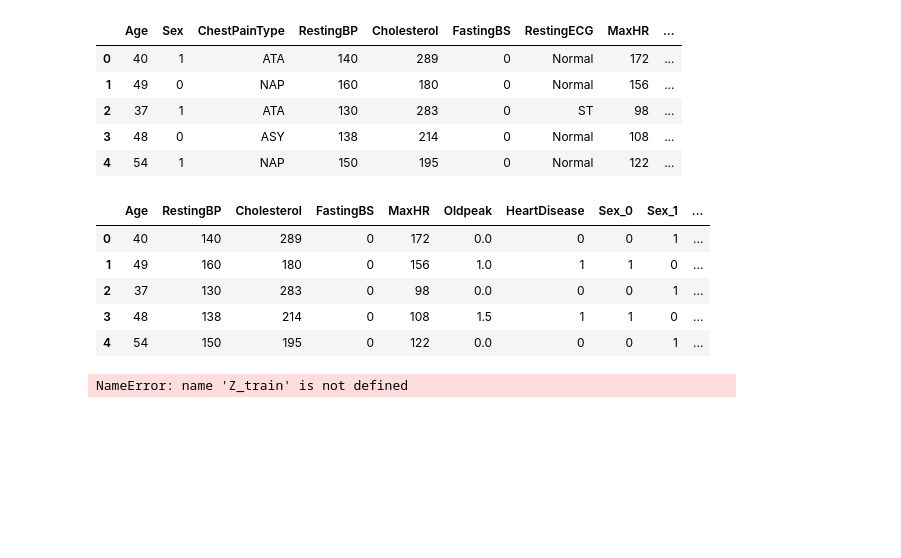
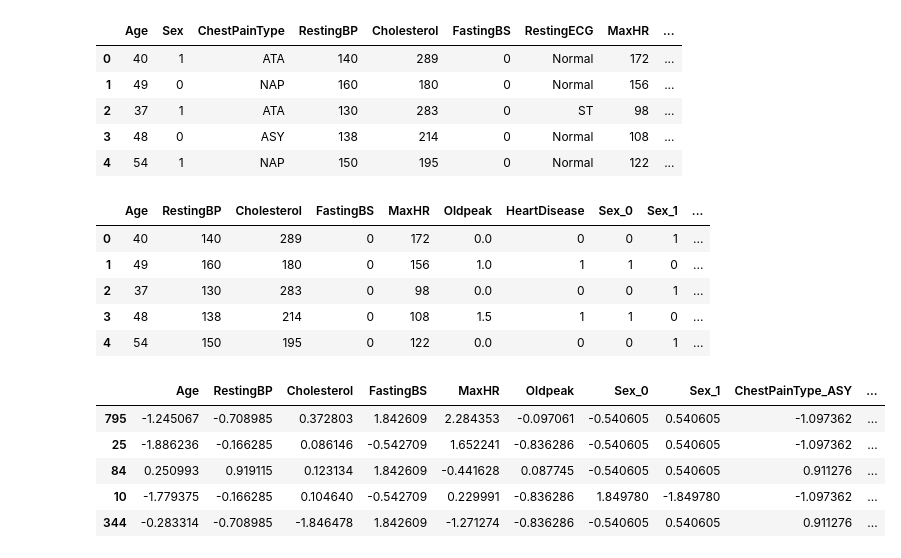
Before and after one commit to shovo896/EDA-of-Heart-Failure-disease, a Jupyter notebook: eda.ipynb, the cells around one changed output. Saved outputs shown, nothing was run; the diff lists cells and outputs as text; code cells hidden in the pictures; blank space fills up the shorter version.

```diff
--- a/eda.ipynb
+++ b/eda.ipynb
@@ -348,15 +348,21 @@ df_encoded.head()
 # %%
 from sklearn.model_selection import train_test_split
 from sklearn.preprocessing import StandardScaler,MinMaxScaler
 target_col="HeartDisease"
 X=df_encoded.drop(columns=[target_col])
 y=df_encoded[target_col]
 X_train,X_test,y_train,y_test=train_test_split(X,y,test_size=.20,random_state=42)
 scaler_sd=StandardScaler()
 X_train_std=scaler_sd.fit_transform(X_train)
 X_test_std=scaler_sd.transform(X_test)
 
 
-X_train_std_df=pd.DataFrame(X_train_std,columns=Z_train.columns,index=X_train.index)
+X_train_std_df=pd.DataFrame(X_train_std,columns=X_train.columns,index=X_train.index)
+X_train_std_df.head()
 # %% [output]
-NameError: name 'Z_train' is not defined
+|  | Age | RestingBP | Cholesterol | FastingBS | MaxHR | Oldpeak | Sex_0 | Sex_1 | ChestPainType_ASY | ... |
+| 795 | -1.245067 | -0.708985 | 0.372803 | 1.842609 | 2.284353 | -0.097061 | -0.540605 | 0.540605 | -1.097362 | ... |
+| 25 | -1.886236 | -0.166285 | 0.086146 | -0.542709 | 1.652241 | -0.836286 | -0.540605 | 0.540605 | -1.097362 | ... |
+| 84 | 0.250993 | 0.919115 | 0.123134 | 1.842609 | -0.441628 | 0.087745 | -0.540605 | 0.540605 | 0.911276 | ... |
+| 10 | -1.779375 | -0.166285 | 0.104640 | -0.542709 | 0.229991 | -0.836286 | 1.849780 | -1.849780 | -1.097362 | ... |
+| 344 | -0.283314 | -0.708985 | -1.846478 | 1.842609 | -1.271274 | -0.836286 | -0.540605 | 0.540605 | 0.911276 | ... |
```
